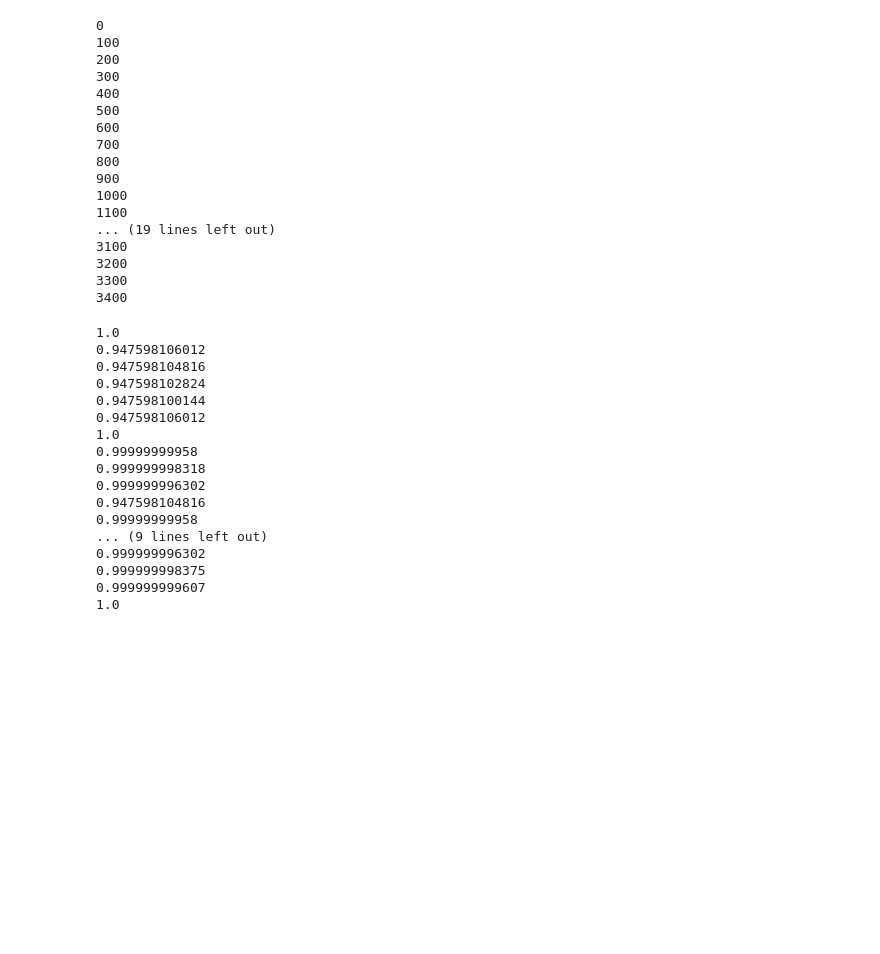
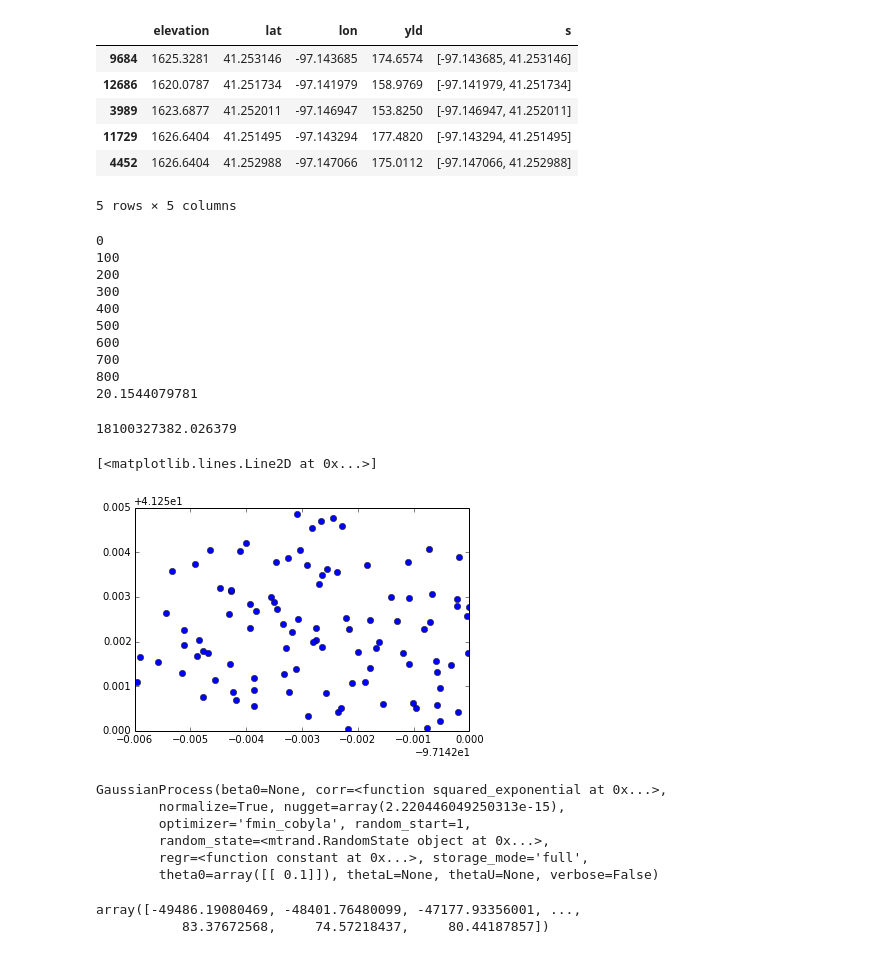
Before and after one commit to jbencook/GPs-for-BigData, a Jupyter notebook: GP_code.ipynb, the cells around one changed output. Drawn from its saved outputs; the diff is of its cells as text; code cells hidden in the pictures; blank space fills up the shorter version.

```diff
--- a/GP_code.ipynb
+++ b/GP_code.ipynb
@@ -14,2 +23,2 @@ plt.ylim([df.lat.min() - .001, df.lat.max() + .001])
 # %%
-df['s'] = [np.array([df.lon.irow(i), df.lat.irow(i), df.elevation.irow(i)]) for i in xrange(len(df))]
+df['s'] = [np.array([df.lon.irow(i), df.lat.irow(i)]) for i in xrange(len(df))]
@@ -16,3 +27,13 @@ df['s'] = [np.array([df.lon.irow(i), df.lat.irow(i), df.elevation.irow(i)]) for
+# %%
+df_small.head()
+# %% [output]
+|  | elevation | lat | lon | yld | s |
+| 9684 | 1625.3281 | 41.253146 | -97.143685 | 174.6574 | [-97.143685, 41.253146] |
+| 12686 | 1620.0787 | 41.251734 | -97.141979 | 158.9769 | [-97.141979, 41.251734] |
+| 3989 | 1623.6877 | 41.252011 | -97.146947 | 153.8250 | [-97.146947, 41.252011] |
+| 11729 | 1626.6404 | 41.251495 | -97.143294 | 177.4820 | [-97.143294, 41.251495] |
+| 4452 | 1626.6404 | 41.252988 | -97.147066 | 175.0112 | [-97.147066, 41.252988] |
+5 rows × 5 columns
 # %%
 def k(x1, x2, *args):
     s,l = args
@@ -30,7 +51,7 @@ def cov_mat(df, cov_func, *args):
     print time.time() - tic
     return K
 # %%
-K = cov_mat(df, k, 1, 1)
+K = cov_mat(df_small, k, 1, 1) + np.eye(N) * sigma2
 # %% [output]
 0
 100
@@ -41,11 +62,4 @@ K = cov_mat(df, k, 1, 1)
 600
 700
 800
-900
-1000
-1100
-... (19 lines left out)
-3100
-3200
-3300
-3400
+20.1544079781
@@ -52,22 +97,6 @@ K = cov_mat(df, k, 1, 1)
 # %%
-for i in xrange(5):
-    for j in xrange(5):
-        print k(df.s.irow(i), df.s.irow(j), 1, 1)
+Q_op = np.array([k(df.s.irow(0), df.s.irow(i), 1, 1) for i in indices])
-# %% [output]
-1.0
-0.947598106012
-0.947598104816
-0.947598102824
-0.947598100144
-0.947598106012
-1.0
-0.99999999958
-0.999999998318
-0.999999996302
-0.947598104816
-0.99999999958
-... (9 lines left out)
-0.999999996302
-0.999999998375
-0.999999999607
-1.0
+# %%
+Q_op.dot(BigSig).dot(np.array(df.yld.irow(indices)))
+# %% [output]
+18100327382.026379
@@ -73,0 +107,16 @@ for i in xrange(5):
+# %%
+i2 = np.random.randint(0, len(df), size=100)
+# %%
+plt.plot(df.lon.irow(i2), df.lat.irow(i2), 'o')
+# %% [output]
+[<matplotlib.lines.Line2D at 0x...>]
+[figure, added]
+# %%
+gp.fit(np.array(df[['lon', 'lat']])[i2,:], np.array(df.yld.irow(i2)))
+# %% [output]
+GaussianProcess(beta0=None, corr=<function squared_exponential at 0x...>,
+        normalize=True, nugget=array(2.220446049250313e-15),
+        optimizer='fmin_cobyla', random_start=1,
+        random_state=<mtrand.RandomState object at 0x...>,
+        regr=<function constant at 0x...>, storage_mode='full',
+        theta0=array([[ 0.1]]), thetaL=None, thetaU=None, verbose=False)
@@ -73,0 +125,5 @@ for i in xrange(5):
+# %%
+yield_p
+# %% [output]
+array([-49486.19080469, -48401.76480099, -47177.93356001, ...,
+           83.37672568,     74.57218437,     80.44187857])
```
Also changed, not shown: parts of 21 cells of this notebook.
